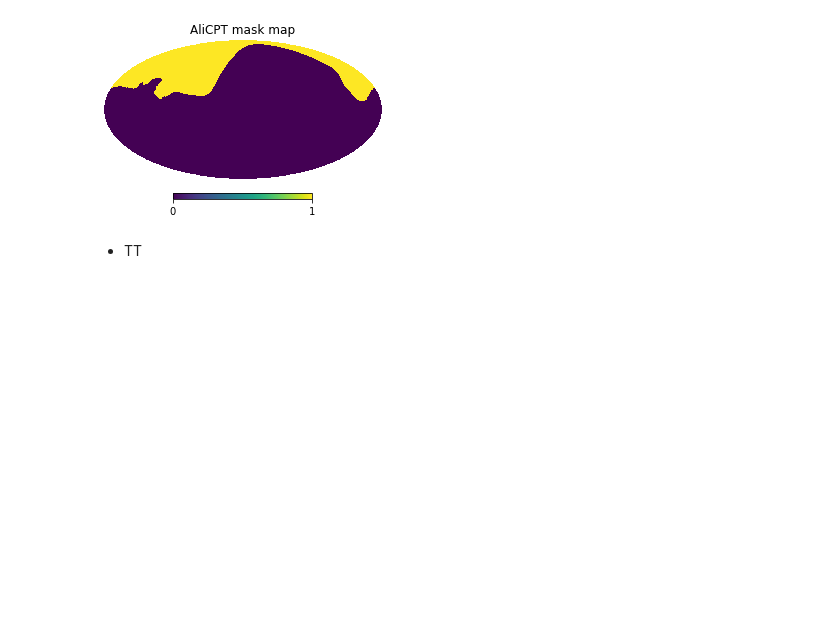
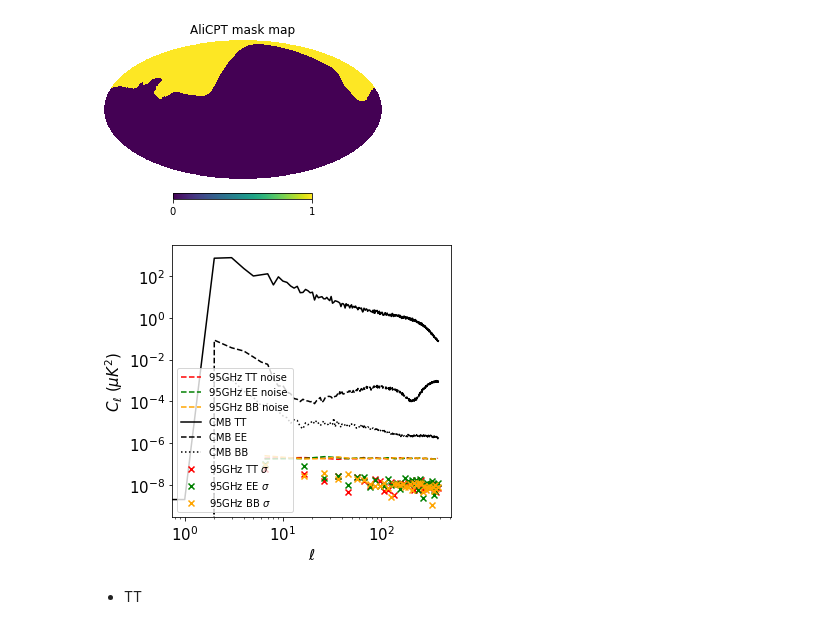
Before and after one commit to gioacchinowang/afra, a Jupyter notebook: tutorials/tutorial04.ipynb, the cells around one changed output. Drawn from its saved outputs; the diff is of its cells as text; code cells hidden in the pictures; blank space fills up the shorter version.

```diff
--- a/tutorials/tutorial04.ipynb
+++ b/tutorials/tutorial04.ipynb
@@ -42,6 +43,73 @@ fig.add_subplot(gs[0:5, 0:5])
 hp.mollview(mask,title='AliCPT mask map',hold=True)
 # %% [output]
 [figure]
+# %%
+RESAMP = 5  # size of resampling
+BINNING = 10
+NPIX = 12*NSIDE**2
+est = ap.pstimator(nside=NSIDE, mask=mask.reshape(1,-1), aposcale=1.0, psbin=BINNING)
+auto_cmb = est.auto_t(mapcmb[0].reshape(1,-1))
+Nell = len(auto_cmb[0])
+
+n95 = np.zeros((3,NPIX,RESAMP))
+
+for i in range(NPIX):
+    for j in range(3):
+        if mask[i]:
+            n95[j,i,:] = np.random.normal(0,np.sqrt(vmap95[j,i]),RESAMP)
+
+auto_n95 = np.zeros((3,Nell))
+sigma_n95 = np.zeros((3,Nell))
+for i in range(RESAMP):
+    _tmp = est.auto_t(n95[0,:,i].reshape(1,-1))
+    auto_n95[0] += _tmp[1]
+    sigma_n95[0] += np.array(_tmp[1])*np.array(_tmp[1])
+    _tmp = est.auto_eb(n95[1:,:,i].reshape(2,-1))
+    auto_n95[1] += _tmp[1]
+    auto_n95[2] += _tmp[2]
+    sigma_n95[1] += np.array(_tmp[1])*np.array(_tmp[1])
+    sigma_n95[2] += np.array(_tmp[2])*np.array(_tmp[2])
+auto_n95 /= RESAMP
+sigma_n95 = np.sqrt(sigma_n95/RESAMP - auto_n95**2)
+
+
+fig,ax = matplotlib.pyplot.subplots(figsize=(5,5))
+
+ax.plot(auto_cmb[0],auto_n95[0],
+        color='red',linestyle='--',label='95GHz TT noise')
+ax.scatter(auto_cmb[0],sigma_n95[0],
+          color='red',marker='x',label='95GHz TT $\sigma$')
+
+ax.plot(auto_cmb[0],auto_n95[1],
+        color='green',linestyle='--',label='95GHz EE noise')
+ax.scatter(auto_cmb[0],sigma_n95[1],
+          color='green',marker='x',label='95GHz EE $\sigma$')
+
+ax.plot(auto_cmb[0],auto_n95[2],
+        color='orange',linestyle='--',label='95GHz BB noise')
+ax.scatter(auto_cmb[0],sigma_n95[2],
+          color='orange',marker='x',label='95GHz BB $\sigma$')
+
+cmb_cl = hp.anafast(mapcmb)
+ell = np.arange(len(cmb_cl[0]))
+ax.plot(cmb_cl[0],
+        color='black',linestyle='-',label=r'CMB TT')
+ax.plot(cmb_cl[1],
+        color='black',linestyle='--',label=r'CMB EE')
+ax.plot(cmb_cl[2],
+        color='black',linestyle=':',label=r'CMB BB')
+
+ax.set_yscale('log')
+ax.set_xscale('log')
+ax.legend(loc=3)
+ax.set_xlabel(r'$\ell$',fontsize=15)
+ax.set_ylabel(r'$C_\ell$ ($\mu K^2$)',fontsize=15)
+ax.tick_params(axis='both', labelsize=15)
+#ax.set_ylim((1.e-7,1.e7))
+ax.set_yscale('log')
+ax.set_xscale('log')
+# %% [output]
+[figure, added]
 # %% [markdown]
 - TT
 # %%
```
Also changed, not shown: parts of 4 cells of this notebook, 3 other files.
